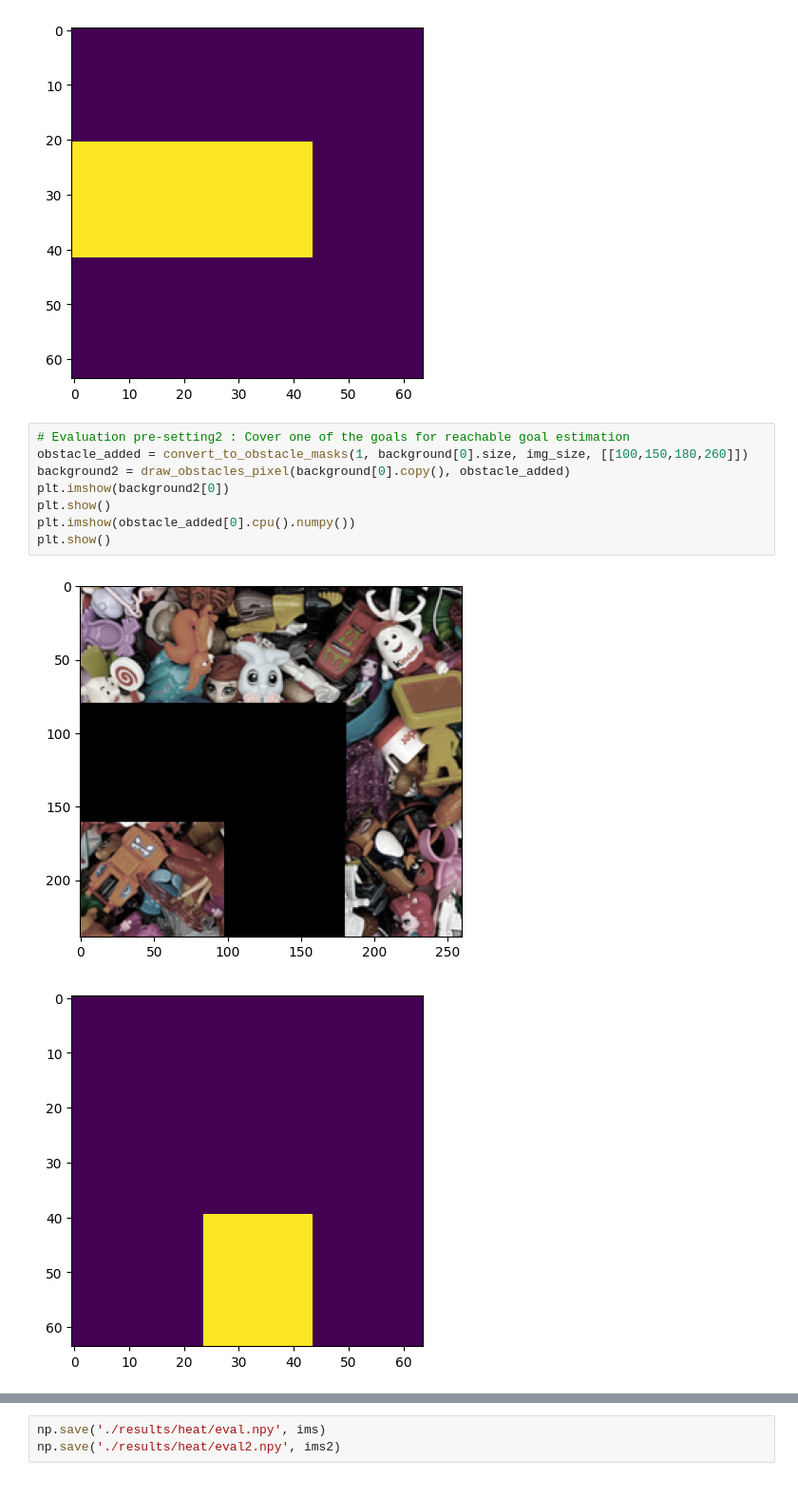
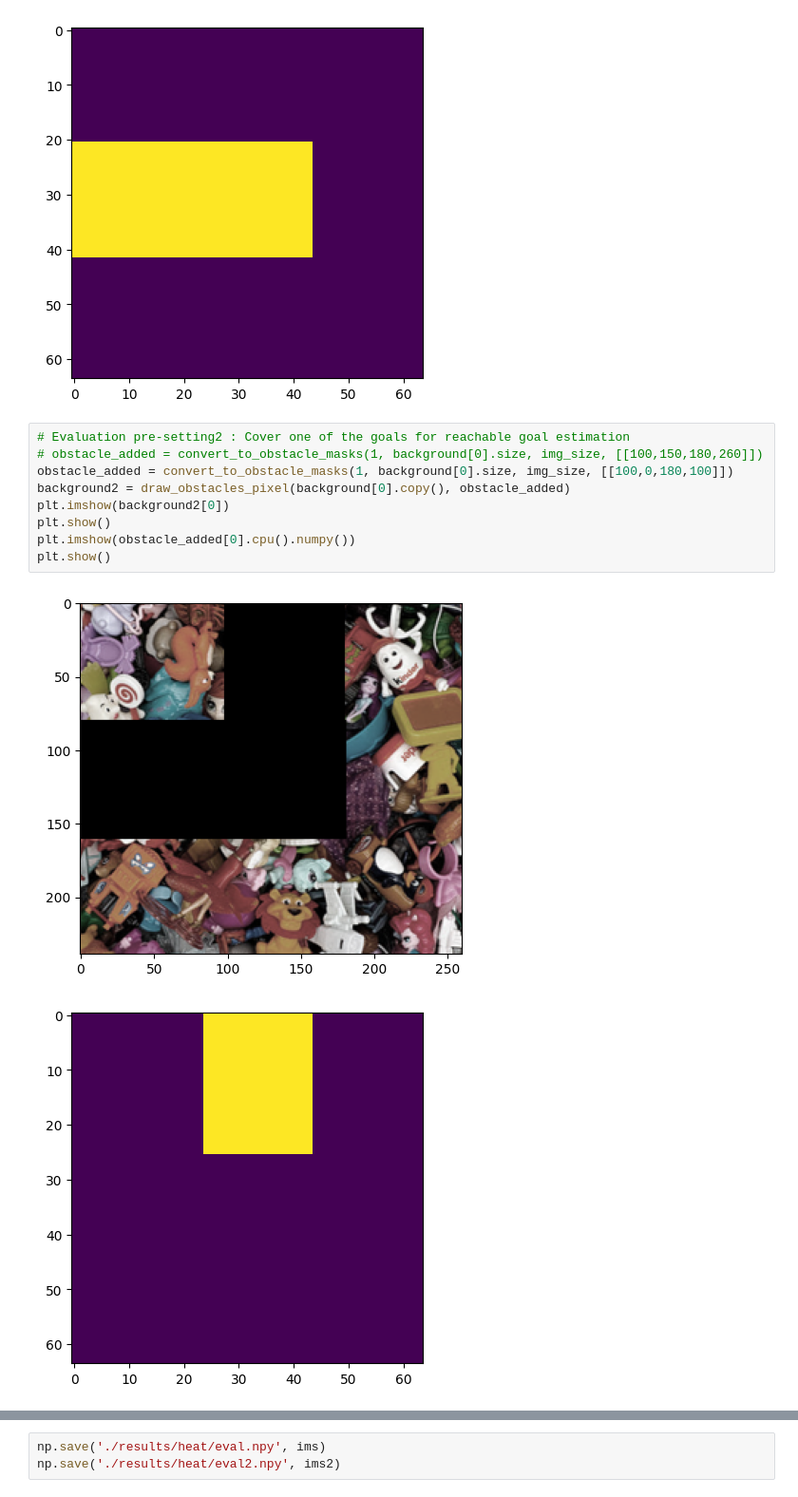
Before and after one commit to pranaboy72/denoisingheat, a Jupyter notebook: inference.ipynb, the cells around one changed output, grey strips where cells are left out. Shown at 95% size. Cells and saved outputs as stored; diff of their text form.

```diff
--- a/inference.ipynb
+++ b/inference.ipynb
@@ -117,14 +117,15 @@ plt.show()
 [figure]
 # %%
 # Evaluation pre-setting2 : Cover one of the goals for reachable goal estimation
-obstacle_added = convert_to_obstacle_masks(1, background[0].size, img_size, [[100,150,180,260]])
+# obstacle_added = convert_to_obstacle_masks(1, background[0].size, img_size, [[100,150,180,260]])
+obstacle_added = convert_to_obstacle_masks(1, background[0].size, img_size, [[100,0,180,100]])
 background2 = draw_obstacles_pixel(background[0].copy(), obstacle_added)
 plt.imshow(background2[0])
 plt.show()
 plt.imshow(obstacle_added[0].cpu().numpy())
 plt.show()
 # %% [output]
-[figure, old version]
+[figure, new version]
-[figure, old version]
+[figure, new version]
 # %%
 obstacle_added2 = convert_to_obstacle_masks(1, background2[0].size, img_size, [[0,150,120,260]])
```
Also changed, not shown: parts of 6 cells of this notebook, 12 other files.
